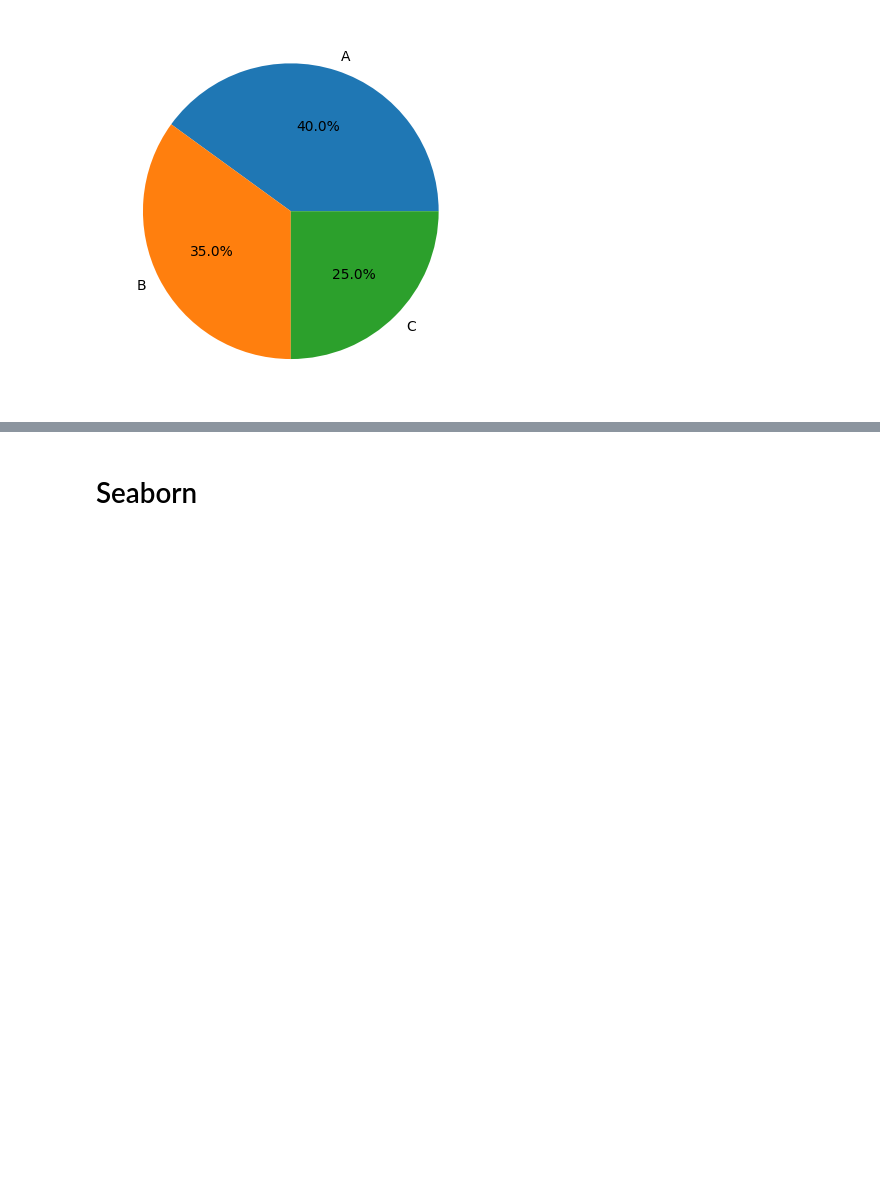
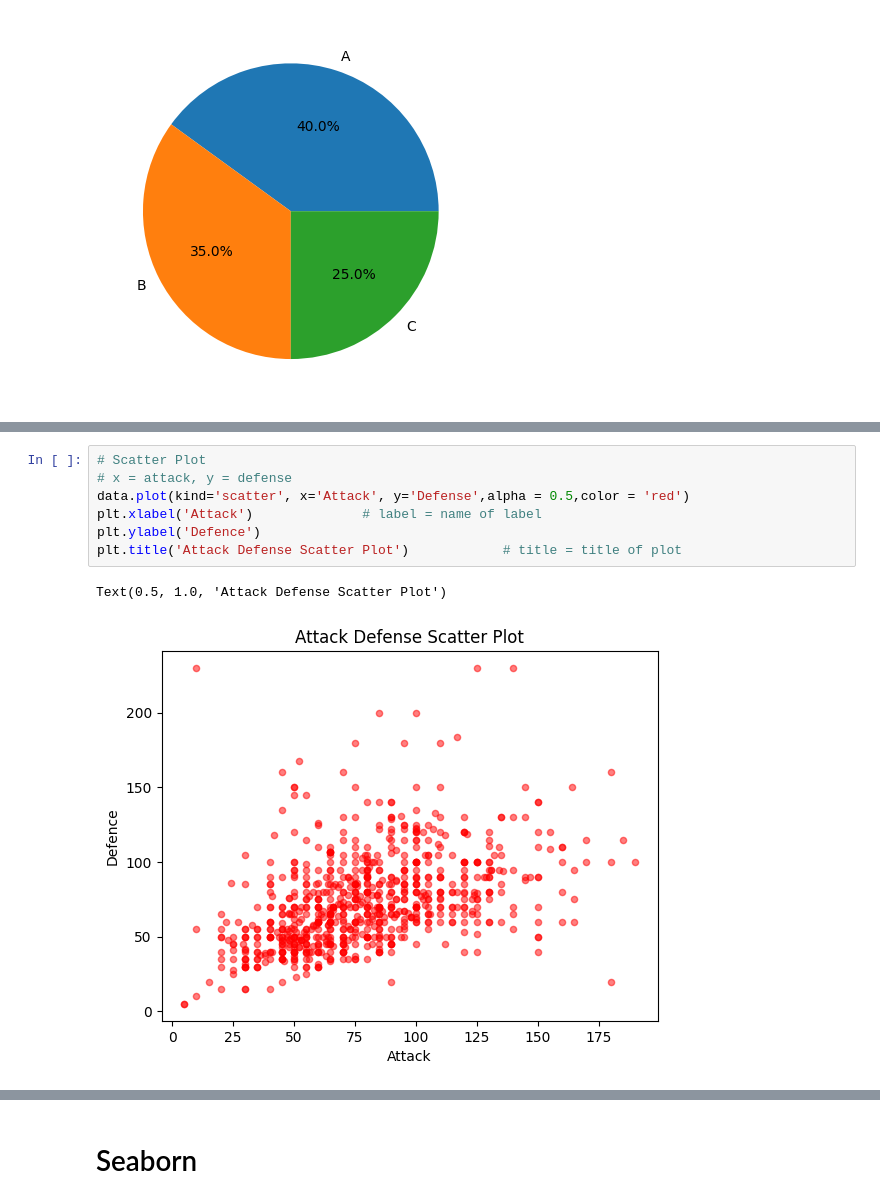
Before and after one commit to hamyhhmit-create/Data-ScienceTutorial, a Jupyter notebook: DS/Python_Introduction/Introduction_to_python.ipynb, the cells around one changed output, grey strips where cells are left out. Drawn from its saved outputs; the diff is of its cells as text; blank space fills up the shorter version.

```diff
--- a/DS/Python_Introduction/Introduction_to_python.ipynb
+++ b/DS/Python_Introduction/Introduction_to_python.ipynb
@@ -138,0 +153,10 @@ plt.show()
+# %%
+# Scatter Plot
+# x = attack, y = defense
+data.plot(kind='scatter', x='Attack', y='Defense',alpha = 0.5,color = 'red')
+plt.xlabel('Attack')              # label = name of label
+plt.ylabel('Defence')
+plt.title('Attack Defense Scatter Plot')            # title = title of plot
+# %% [output]
+Text(0.5, 1.0, 'Attack Defense Scatter Plot')
+[figure, added]
```
Also changed, not shown: parts of 14 cells of this notebook.
